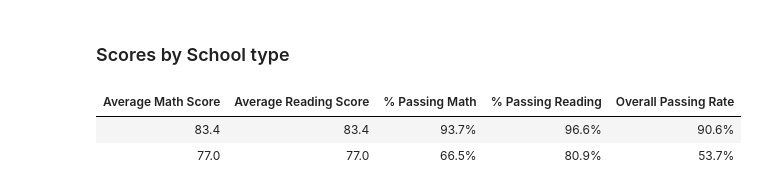
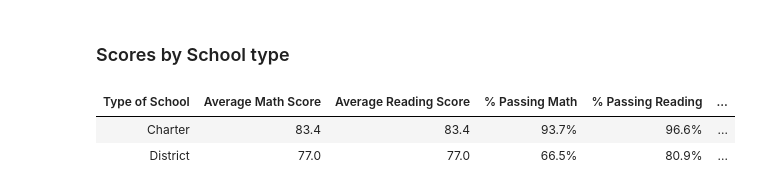
Before and after one commit to llambrano/pandas-challenge, a Jupyter notebook: PyCitySchools/standarized-test-results.ipynb, the cells around one changed output. Drawn from its saved outputs; the diff is of its cells as text; code cells hidden in the pictures.

```diff
--- a/PyCitySchools/standarized-test-results.ipynb
+++ b/PyCitySchools/standarized-test-results.ipynb
@@ -403,32 +403,32 @@ scores_by_sc_size.style.format({'Average Math Score': '{:.1f}',
 # %%
 by_type = school_students_df.groupby("type")
 
 # calculations
 avg_math = by_type['math_score'].mean()
 avg_read = by_type['math_score'].mean()
 pass_math = school_students_df[school_students_df['math_score'] >= 70].groupby('type')['Student ID'].count()/by_type['Student ID'].count()
 pass_read = school_students_df[school_students_df['reading_score'] >= 70].groupby('type')['Student ID'].count()/by_type['Student ID'].count()
 overall = school_students_df[(school_students_df['reading_score'] >= 70) & (school_students_df['math_score'] >= 70)].groupby('type')['Student ID'].count()/by_type['Student ID'].count()
 
 # assignment of values to df
 scores_by_sc_type = pd.DataFrame({
     "Average Math Score": avg_math,
     "Average Reading Score": avg_read,
     '% Passing Math': pass_math,
     '% Passing Reading': pass_read,
     "Overall Passing Rate": overall})
 
 # setting 'type of school' as index
 scores_by_sc_type.index.name = "Type of School"
-scores_by_sc_type.reset_index
+scores_by_sc_type.reset_index(inplace=True)
 
 # formatting numbers
 scores_by_sc_type.style.format({'Average Math Score': '{:.1f}',
                               'Average Reading Score': '{:.1f}',
                               '% Passing Math': '{:.1%}',
                               '% Passing Reading':'{:.1%}',
                               'Overall Passing Rate': '{:.1%}'}).hide_index()
 # %% [output]
-| Average Math Score | Average Reading Score | % Passing Math | % Passing Reading | Overall Passing Rate |
-| 83.4 | 83.4 | 93.7% | 96.6% | 90.6% |
-| 77.0 | 77.0 | 66.5% | 80.9% | 53.7% |
+| Type of School | Average Math Score | Average Reading Score | % Passing Math | % Passing Reading | ... |
+| Charter | 83.4 | 83.4 | 93.7% | 96.6% | ... |
+| District | 77.0 | 77.0 | 66.5% | 80.9% | ... |
```
Also changed, not shown: 6 other files.
